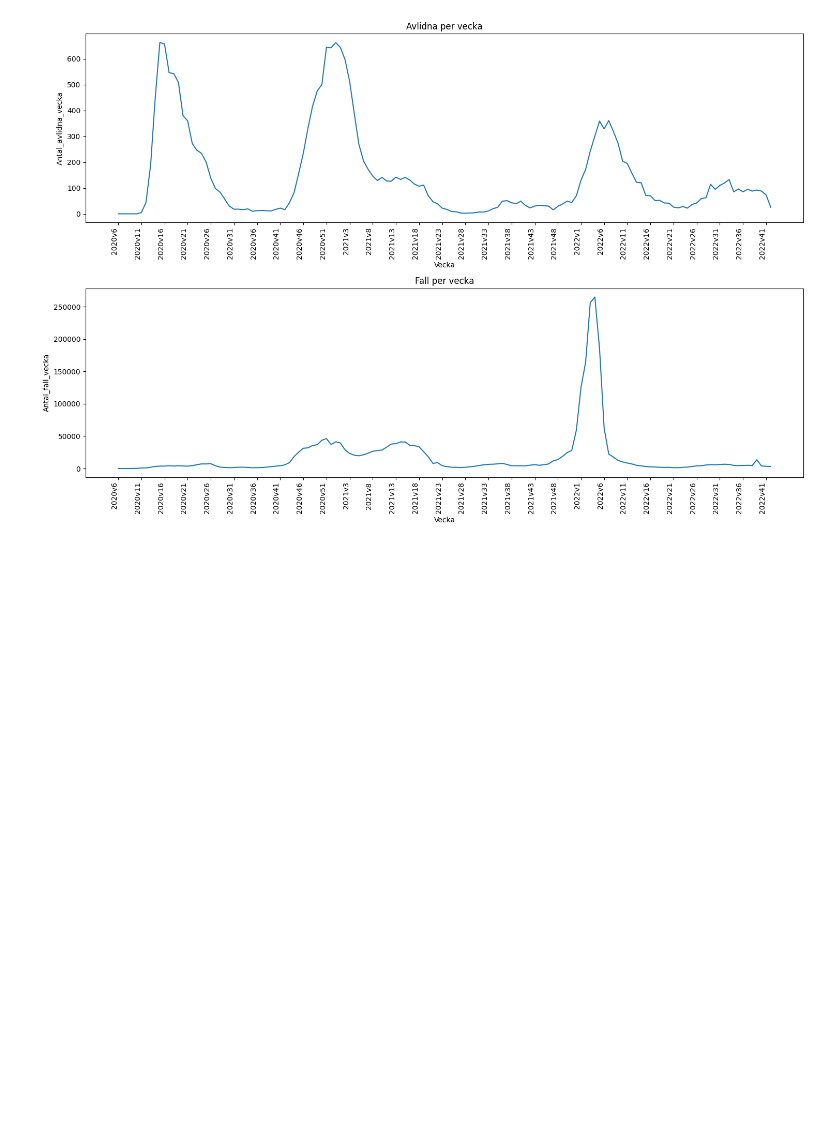
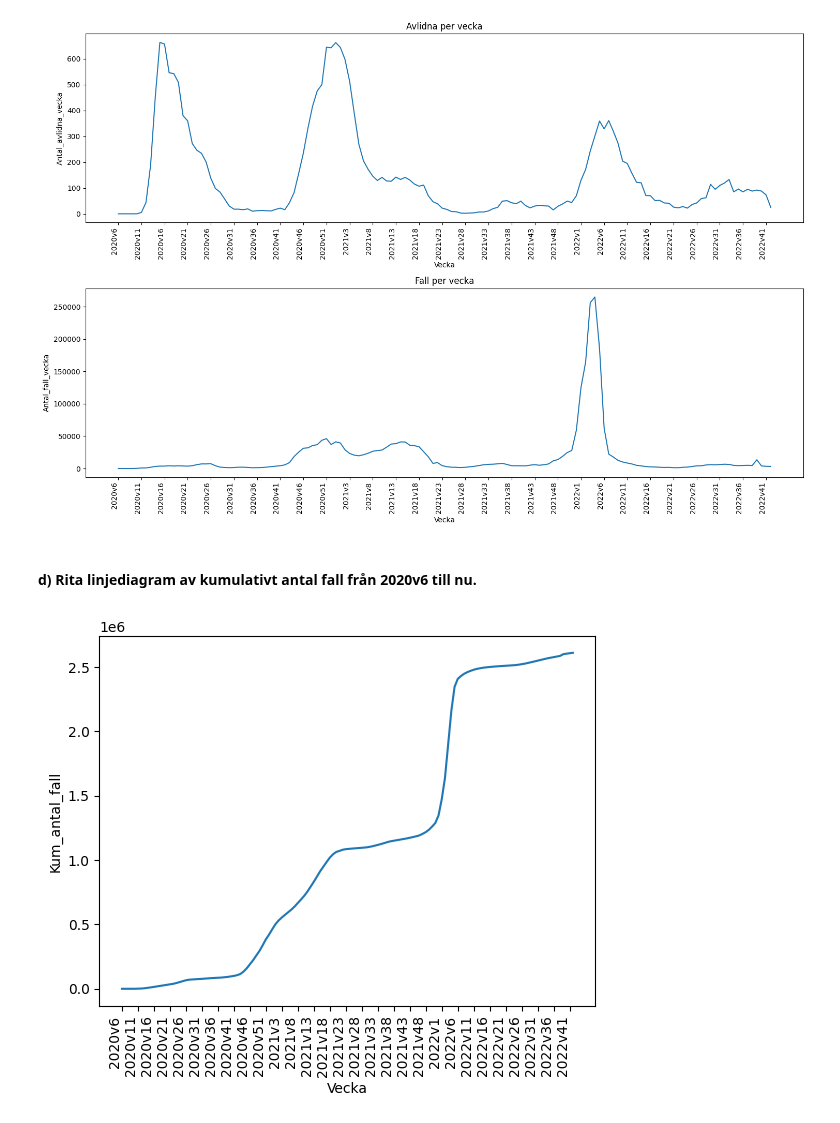
Before and after one commit to yomo001/databehandling-YOUNIS-MOUSSAVI, a Jupyter notebook: Laboration/lab1_uppgift1.ipynb, the cells around one changed output. Cells and saved outputs as stored; diff of their text form; code cells hidden in the pictures; blank space fills up the shorter version.

```diff
--- a/Laboration/lab1_uppgift1.ipynb
+++ b/Laboration/lab1_uppgift1.ipynb
@@ -192 +196,16 @@ plt.show()
+# %% [markdown]
+#### **d)** Rita linjediagram av kumulativt antal fall från 2020v6 till nu.
+# %%
+# Drawing a line plot with seaborn of the cumulative number of cases per week
+
+sns.lineplot(x='Vecka', y='Kum_antal_fall', data=covid_veckodata_riket)
+
+# Random creation of the tick indexes(every 5th week from the Vecka column)
+tick_indexes = np.arange(0, len(covid_veckodata_riket['Vecka']), 5)
+# Choosing the x ticks from the Vecka column, using the tick indexes
+plt.xticks(tick_indexes, covid_veckodata_riket['Vecka'].iloc[tick_indexes], rotation=90, ha="right")
+
+plt.show()
+# %% [output]
+[figure, added]
 # %%
```
Also changed, not shown: parts of 16 cells of this notebook, 4 other files.
